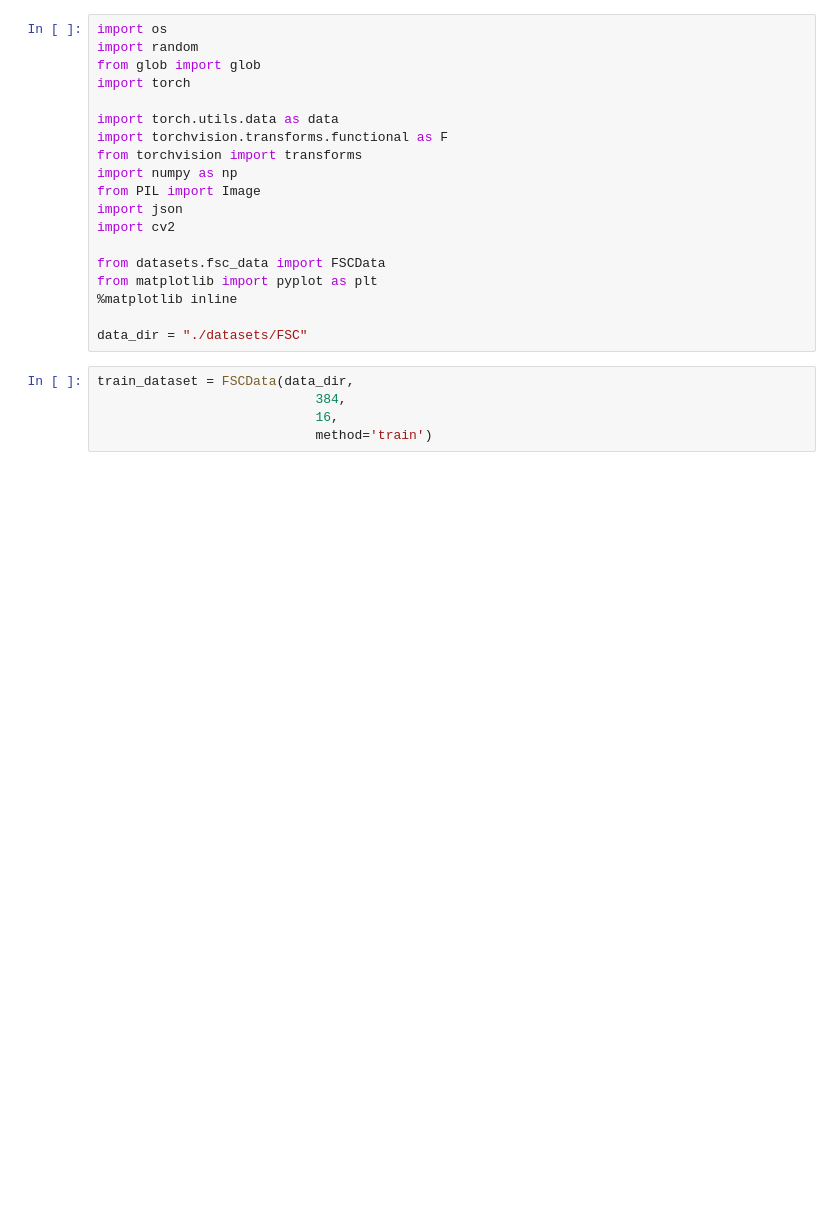
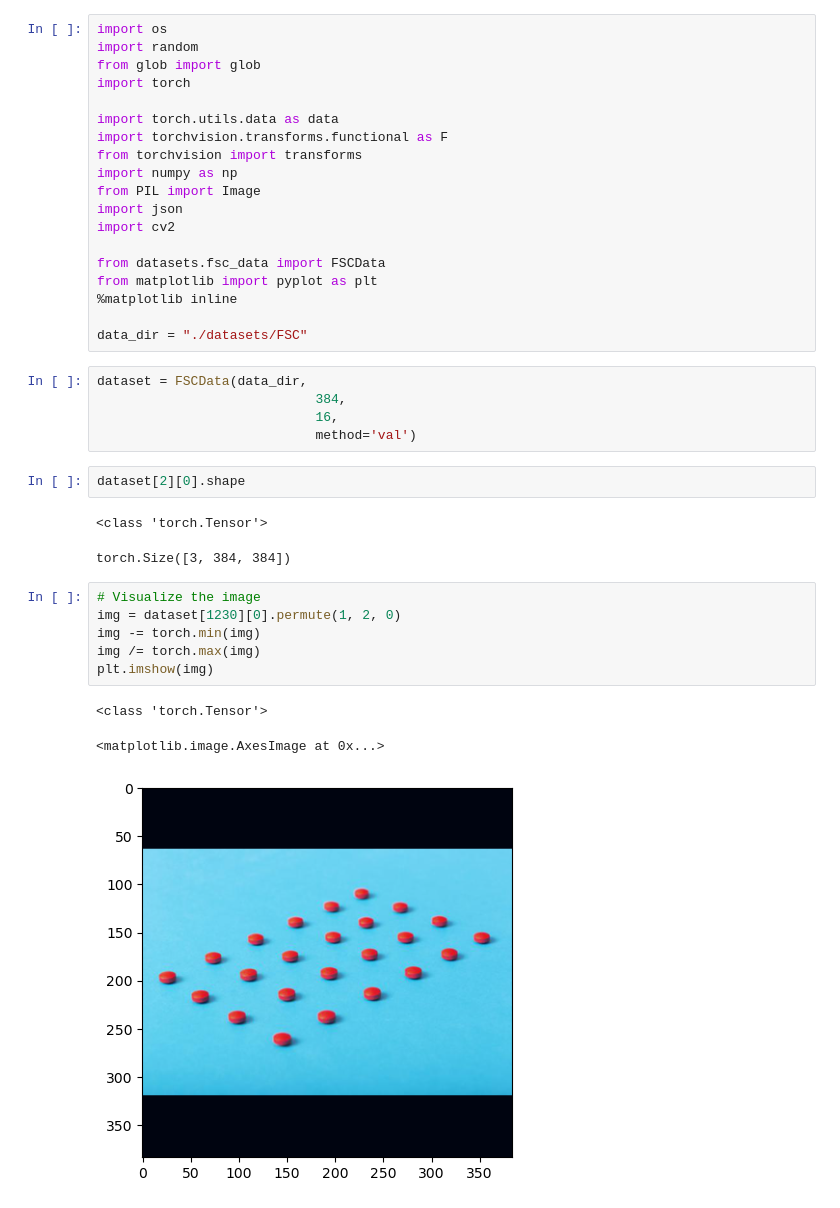
Before and after one commit to CharlesGong12/Class-Agnostic-Counting, a Jupyter notebook: visualizer.ipynb, the cells around one changed output. Drawn from its saved outputs; the diff is of its cells as text; blank space fills up the shorter version.

```diff
--- a/visualizer.ipynb
+++ b/visualizer.ipynb
@@ -18,7 +18,22 @@ from matplotlib import pyplot as plt
 
 data_dir = "./datasets/FSC"
 # %%
-train_dataset = FSCData(data_dir,
+dataset = FSCData(data_dir,
                             384,
                             16,
-                            method='train')
+                            method='val')
+# %%
+dataset[2][0].shape
+# %% [output]
+<class 'torch.Tensor'>
+torch.Size([3, 384, 384])
+# %%
+# Visualize the image
+img = dataset[1230][0].permute(1, 2, 0)
+img -= torch.min(img)
+img /= torch.max(img)
+plt.imshow(img)
+# %% [output]
+<class 'torch.Tensor'>
+<matplotlib.image.AxesImage at 0x...>
+[figure, added]
```
Also changed, not shown: parts of 9 cells of this notebook, 3 other files.
